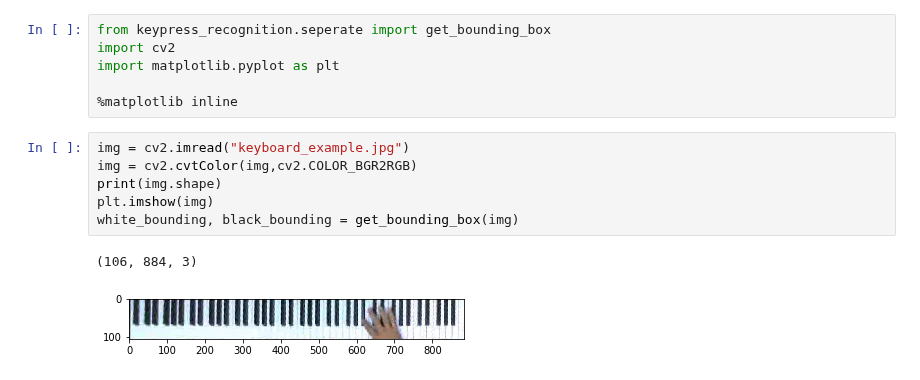
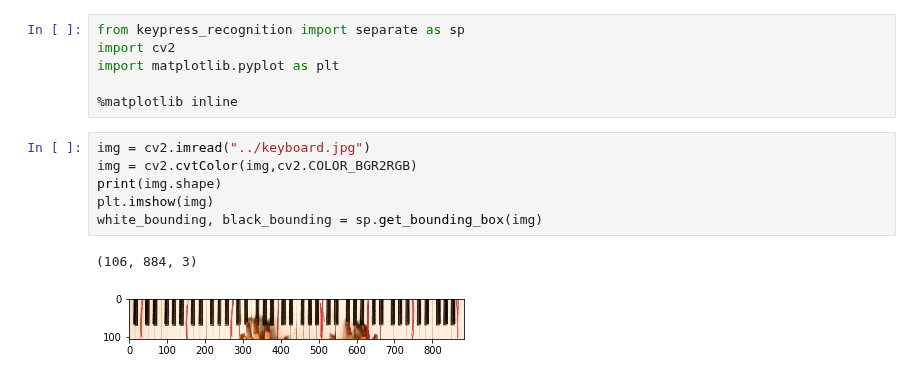
Before and after one commit to ppfish45/AI-Pianist, a Jupyter notebook: models/run_key_seperation.ipynb, the cells around one changed output. Cells and saved outputs as stored; diff of their text form.

Commit message:
Seperate algorithm rev1

```diff
--- a/models/run_key_seperation.ipynb
+++ b/models/run_key_seperation.ipynb
@@ -1,15 +1,15 @@
 # %%
-from keypress_recognition.seperate import get_bounding_box
+from keypress_recognition import separate as sp
 import cv2
 import matplotlib.pyplot as plt
 
 %matplotlib inline
 # %%
-img = cv2.imread("keyboard_example.jpg")
+img = cv2.imread("../keyboard.jpg")
 img = cv2.cvtColor(img,cv2.COLOR_BGR2RGB)
 print(img.shape)
 plt.imshow(img)
-white_bounding, black_bounding = get_bounding_box(img)
+white_bounding, black_bounding = sp.get_bounding_box(img)
 # %% [output]
 (106, 884, 3)
-[figure, old version]
+[figure, new version]
```
Also changed, not shown: parts of 2 cells of this notebook, 2 other files.
